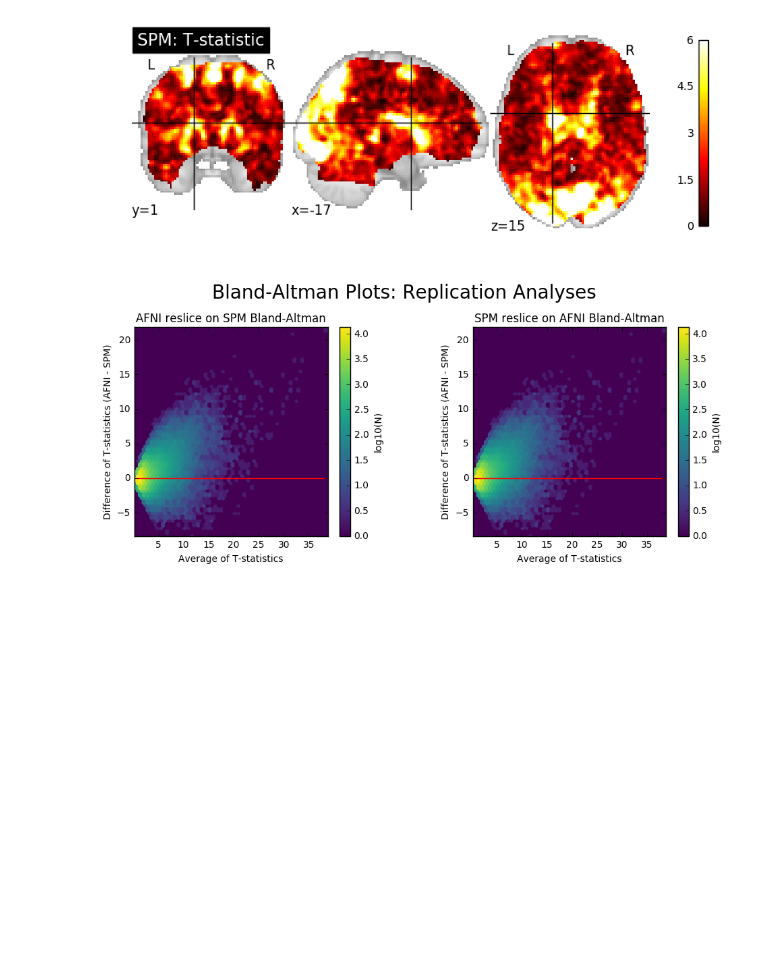
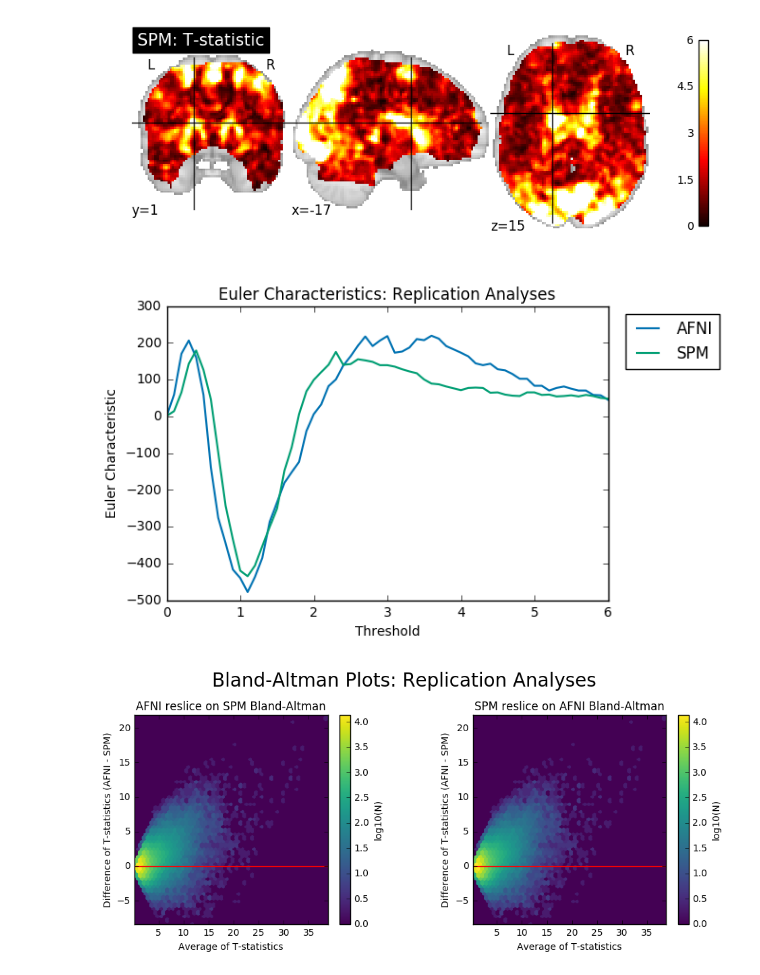
Before and after one commit to NISOx-BDI/Software_Comparison, a Jupyter notebook: ds120_notebook.ipynb, the cells around one changed output. Saved outputs shown, nothing was run; the diff lists cells and outputs as text; code cells hidden in the pictures; blank space fills up the shorter version.

Commit message:
all notebook figures finished

```diff
--- a/ds120_notebook.ipynb
+++ b/ds120_notebook.ipynb
@@ -165,9 +167,9 @@ afni_reslice_spm = './input/' + study + '/afni_reslice_spm.nii.gz'
 afni_reslice_spm_pos_exc = './input/' + study + '/afni_reslice_spm_exc.nii.gz'
 
 # Euler Characteristics
-# afni_euler_chars = pd.read_csv('./input/' + study + '/afni_euler_chars.csv', header=None, names=['Threshold','AFNI EC'])
-# spm_euler_chars = pd.read_csv('./input/' + study + '/spm_euler_chars.csv', usecols=[1], header=None, names=['SPM EC'])
-# euler_chars = pd.concat([afni_euler_chars, spm_euler_chars], axis=1)
+afni_euler_chars = pd.read_csv('./input/' + study + '/afni_euler_chars.csv', header=None, names=['Threshold','AFNI EC'])
+spm_euler_chars = pd.read_csv('./input/' + study + '/spm_euler_chars.csv', usecols=[1], header=None, names=['SPM EC'])
+euler_chars = pd.concat([afni_euler_chars, spm_euler_chars], axis=1)
 # %%
 from lib import plot_excursion_sets
 # Determine the scale of the activation colorbar
@@ -193,6 +195,12 @@ plot_stat_images.plot_stat_images(afni_stat_file, spm_stat_file, [-17, 1, 15], '
 # %% [output]
 [figure]
 [figure]
+# %%
+from lib import euler_characteristics
+reload(euler_characteristics)
+euler_characteristics.euler_characteristics(euler_chars, 'Replication Analyses')
+# %% [output]
+[figure, added]
 # %%
 from lib import bland_altman
 reload(bland_altman)
```
Also changed, not shown: parts of 2 cells of this notebook, 4 other files.
